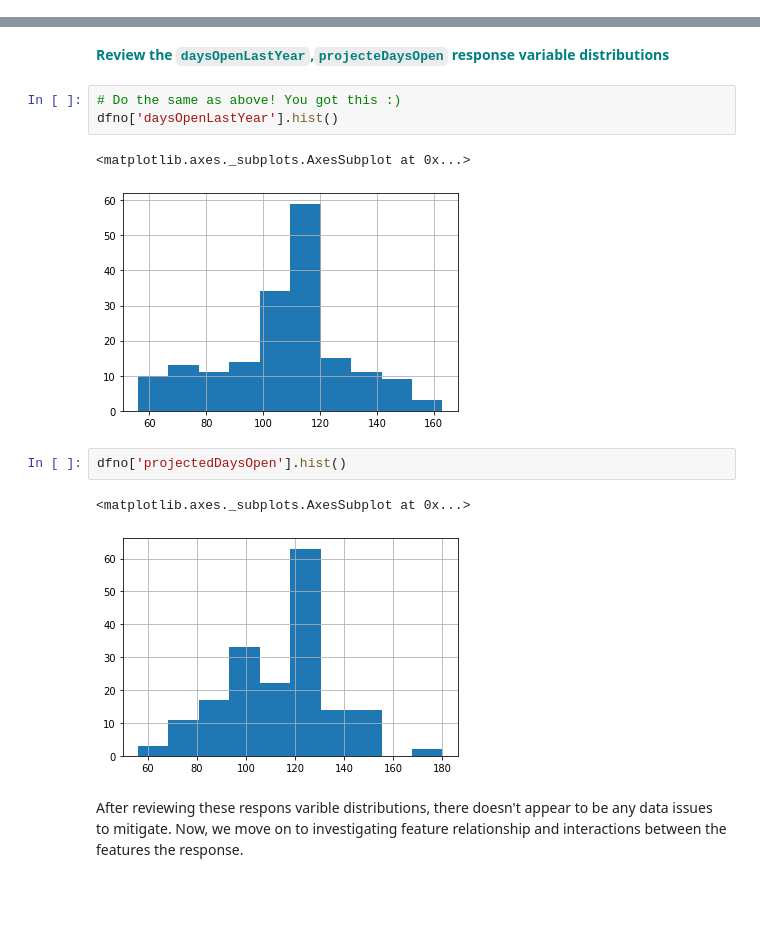
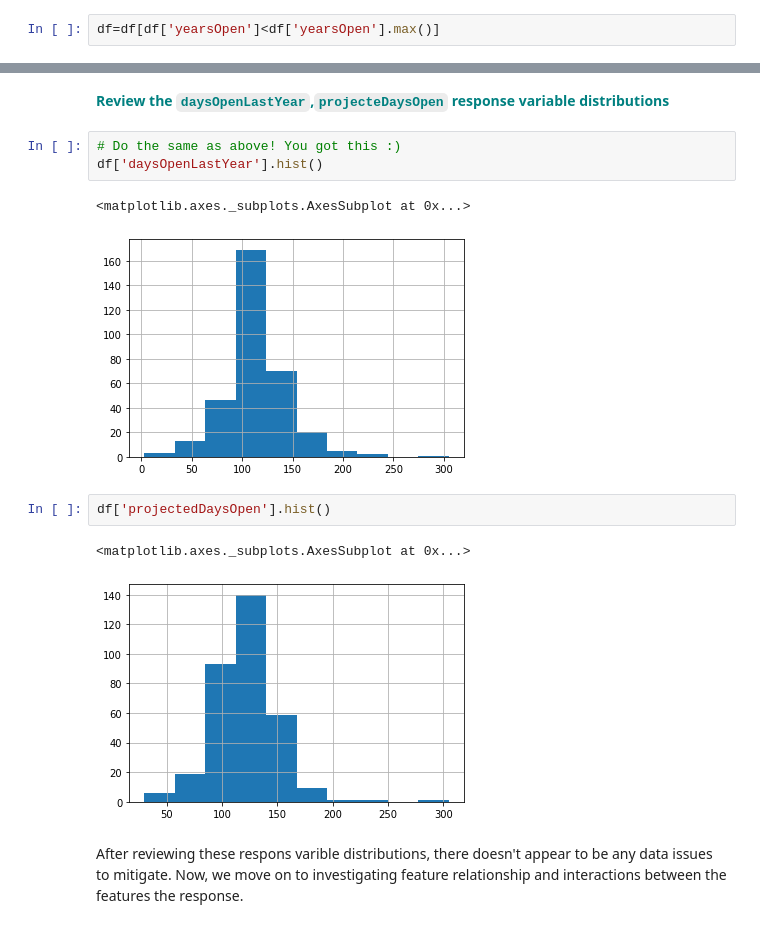
Before and after one commit to shashins/Capstone1, a Jupyter notebook: Guided_Capstone/Notebook_stepthree.ipynb, the cells around one changed output, grey strips where cells are left out. Drawn from its saved outputs; the diff is of its cells as text; blank space fills up the shorter version.

```diff
--- a/Guided_Capstone/Notebook_stepthree.ipynb
+++ b/Guided_Capstone/Notebook_stepthree.ipynb
@@ -230,3 +230,5 @@ df.shape
 dfno.shape
 # %% [output]
 (179, 25)
+# %%
+df=df[df['yearsOpen']<df['yearsOpen'].max()]
@@ -257,15 +263,15 @@ dfno['AdultWeekend'].hist()
 <font color='teal'>**Review the `daysOpenLastYear`,`projecteDaysOpen` response variable distributions**</font>
 # %%
 # Do the same as above! You got this :)
-dfno['daysOpenLastYear'].hist()
+df['daysOpenLastYear'].hist()
 # %% [output]
 <matplotlib.axes._subplots.AxesSubplot at 0x...>
-[figure, old version]
+[figure, new version]
 # %%
-dfno['projectedDaysOpen'].hist()
+df['projectedDaysOpen'].hist()
 # %% [output]
 <matplotlib.axes._subplots.AxesSubplot at 0x...>
-[figure, old version]
+[figure, new version]
 # %% [markdown]
 After reviewing these respons varible distributions, there doesn't appear to be any data issues to mitigate. Now, we move on to investigating feature relationship and interactions between the features the response.
 # %% [markdown]
```
Also changed, not shown: parts of 14 cells of this notebook, 3 other files.
